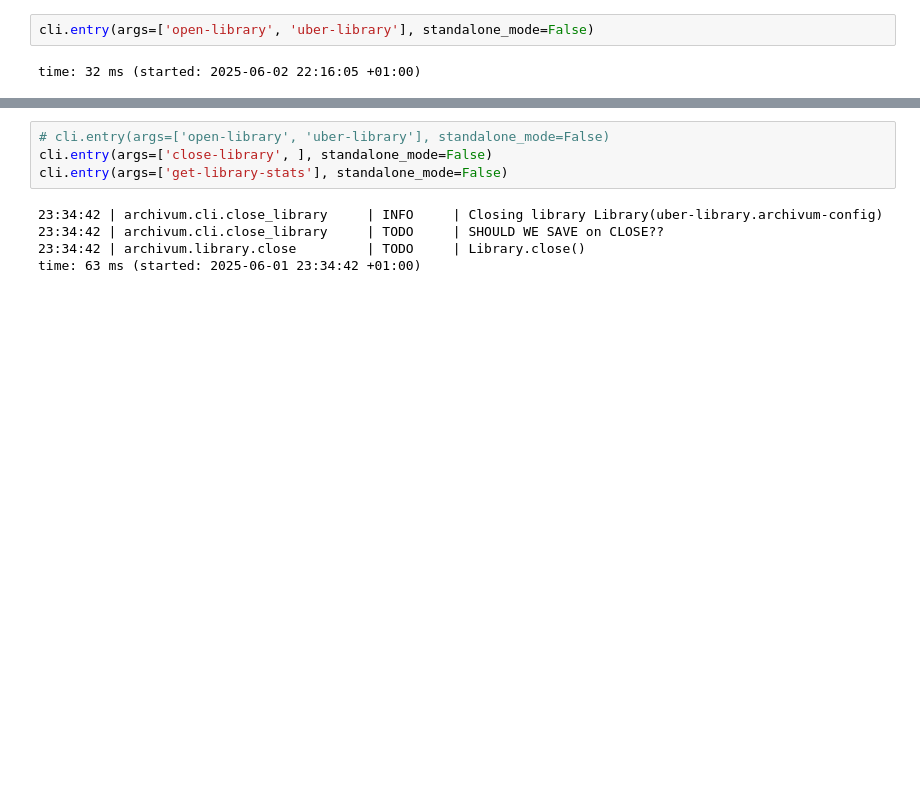
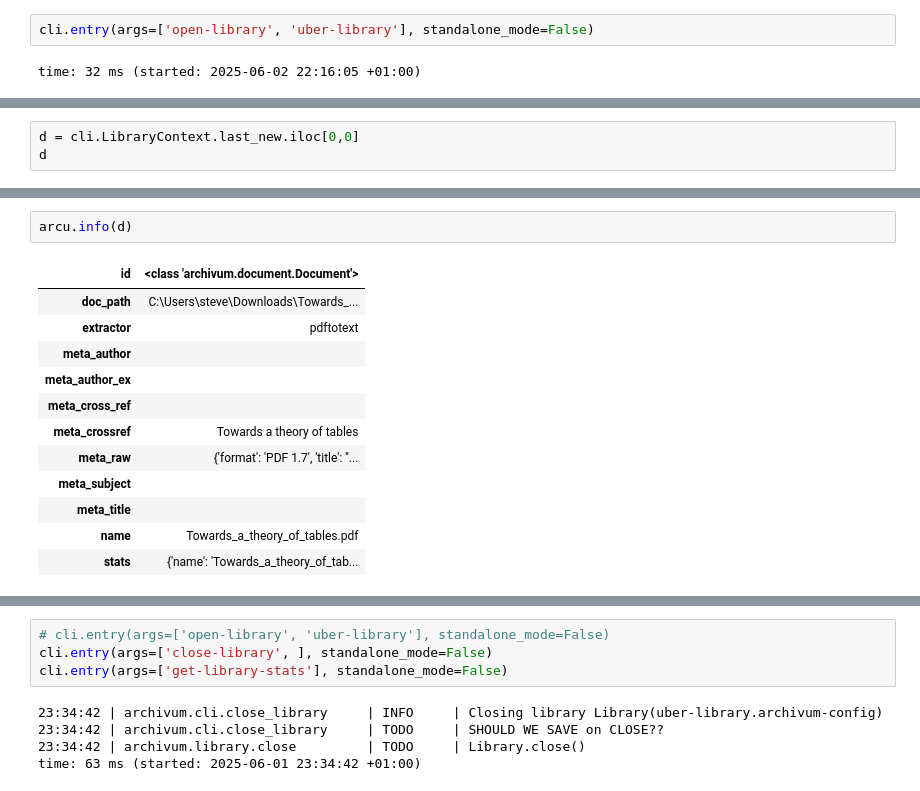
Before and after one commit to mynl/archivum_project, a Jupyter notebook: temp/text-extractor.ipynb, the cells around one changed output, grey strips where cells are left out. Saved outputs shown, nothing was run; the diff lists cells and outputs as text; blank space fills up the shorter version.

```diff
--- a/temp/text-extractor.ipynb
+++ b/temp/text-extractor.ipynb
@@ -442,0 +361,3 @@ time: 94 ms (started: 2025-06-02 22:16:10 +01:00)
+# %%
+d = cli.LibraryContext.last_new.iloc[0,0]
+d
@@ -442,0 +367,15 @@ time: 94 ms (started: 2025-06-02 22:16:10 +01:00)
+# %%
+arcu.info(d)
+# %% [output]
+| id | <class 'archivum.document.Document'> |
+| doc_path | C:\Users\steve\Downloads\Towards_... |
+| extractor | pdftotext |
+| meta_author |  |
+| meta_author_ex |  |
+| meta_cross_ref |  |
+| meta_crossref | Towards a theory of tables |
+| meta_raw | {'format': 'PDF 1.7', 'title': ''... |
+| meta_subject |  |
+| meta_title |  |
+| name | Towards_a_theory_of_tables.pdf |
+| stats | {'name': 'Towards_a_theory_of_tab... |
```
Also changed, not shown: parts of 44 cells of this notebook, 18 other files.
